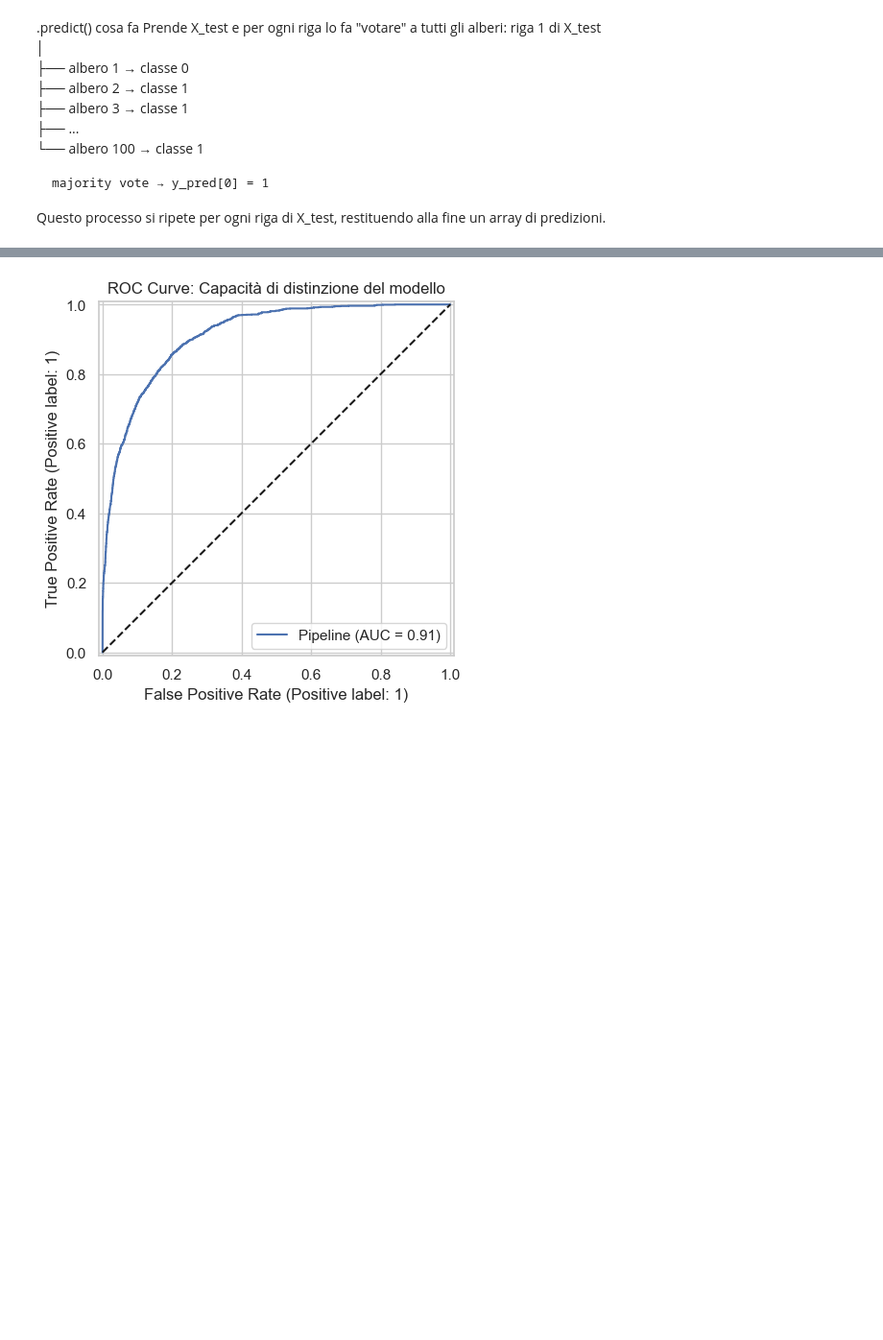
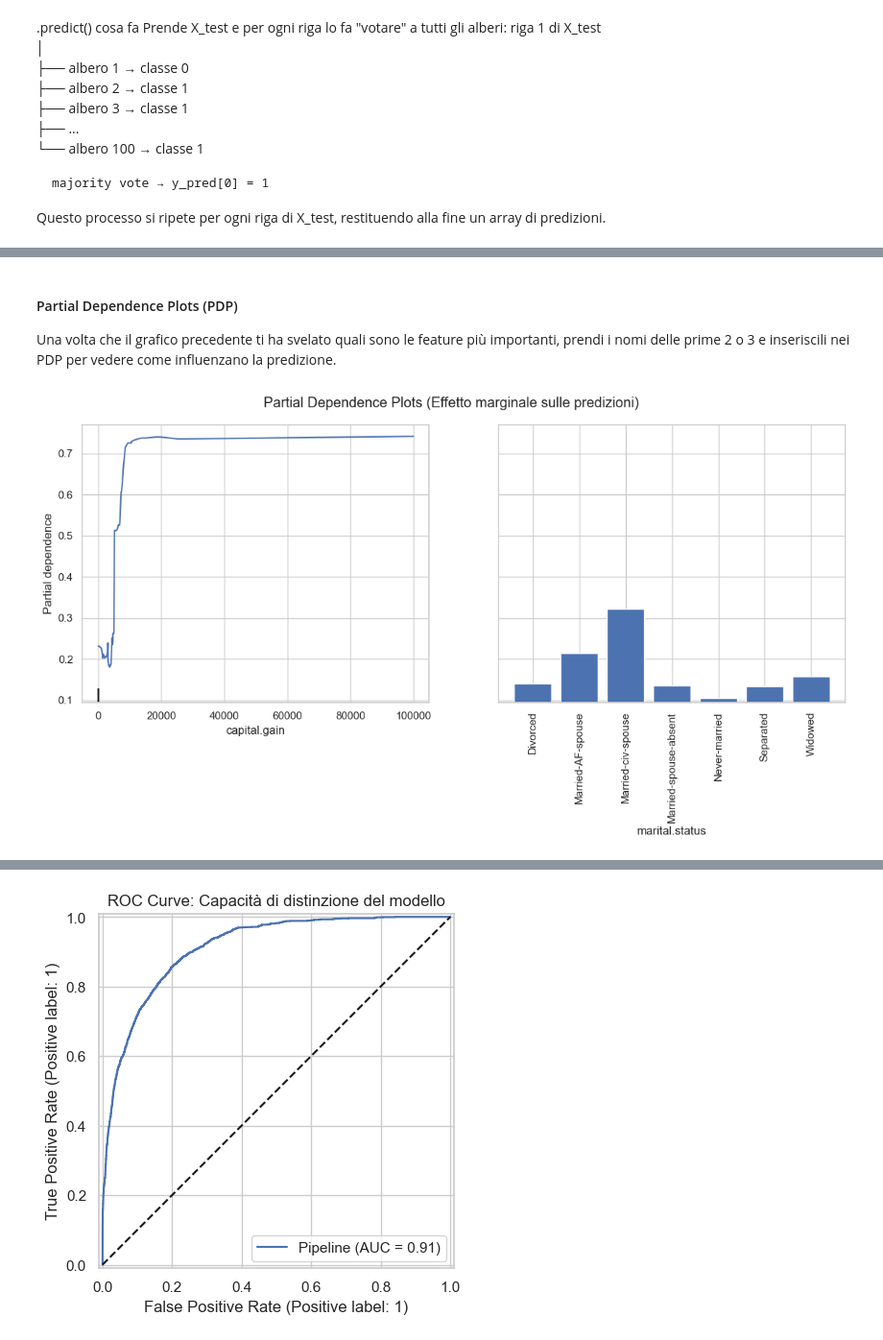
Before and after one commit to M-Barreca/01_Labor_Risk_Profiling, a Jupyter notebook: labor_risk_profiling.ipynb, the cells around one changed output, grey strips where cells are left out. Shown at 96% size. Drawn from its saved outputs; the diff is of its cells as text; code cells hidden in the pictures; blank space fills up the shorter version.

```diff
--- a/labor_risk_profiling.ipynb
+++ b/labor_risk_profiling.ipynb
@@ -736,0 +646,26 @@ Questo processo si ripete per ogni riga di X_test, restituendo alla fine un arra
+# %% [markdown]
+#### Partial Dependence Plots (PDP)
+Una volta che il grafico precedente ti ha svelato quali sono le feature più importanti, prendi i nomi delle prime 2 o 3 e inseriscili nei PDP per vedere come influenzano la predizione.
+# %%
+from sklearn.inspection import PartialDependenceDisplay
+
+features_to_plot = ['capital.gain', 'marital.status']
+
+# Creazione della figura
+fig, ax = plt.subplots(figsize=(14, 5)) # Ho allargato un po' la figura per il testo
+
+# Generazione del PDP
+display = PartialDependenceDisplay.from_estimator(
+    estimator=model_pipeline,
+    X=X_test,
+    features=features_to_plot,
+    categorical_features=['marital.status'], # <--- ECCO LA MAGIA: Avvisiamo che è testo!
+    kind="average",
+    ax=ax
+)
+
+display.figure_.suptitle("Partial Dependence Plots (Effetto marginale sulle predizioni)")
+display.figure_.subplots_adjust(top=0.9)
+plt.show()
+# %% [output]
+[figure, added]
```
Also changed, not shown: parts of 53 cells of this notebook, 2 other files.
